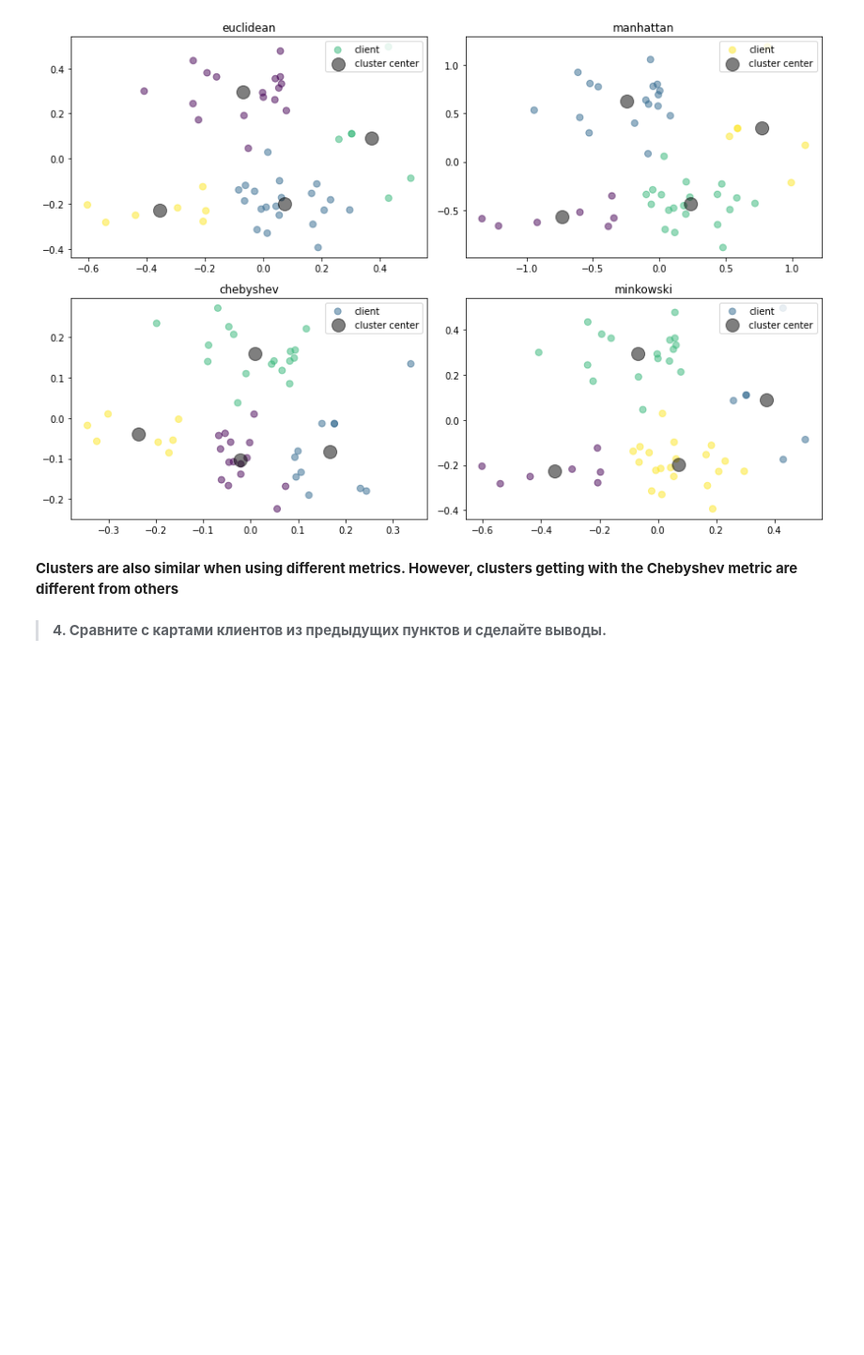
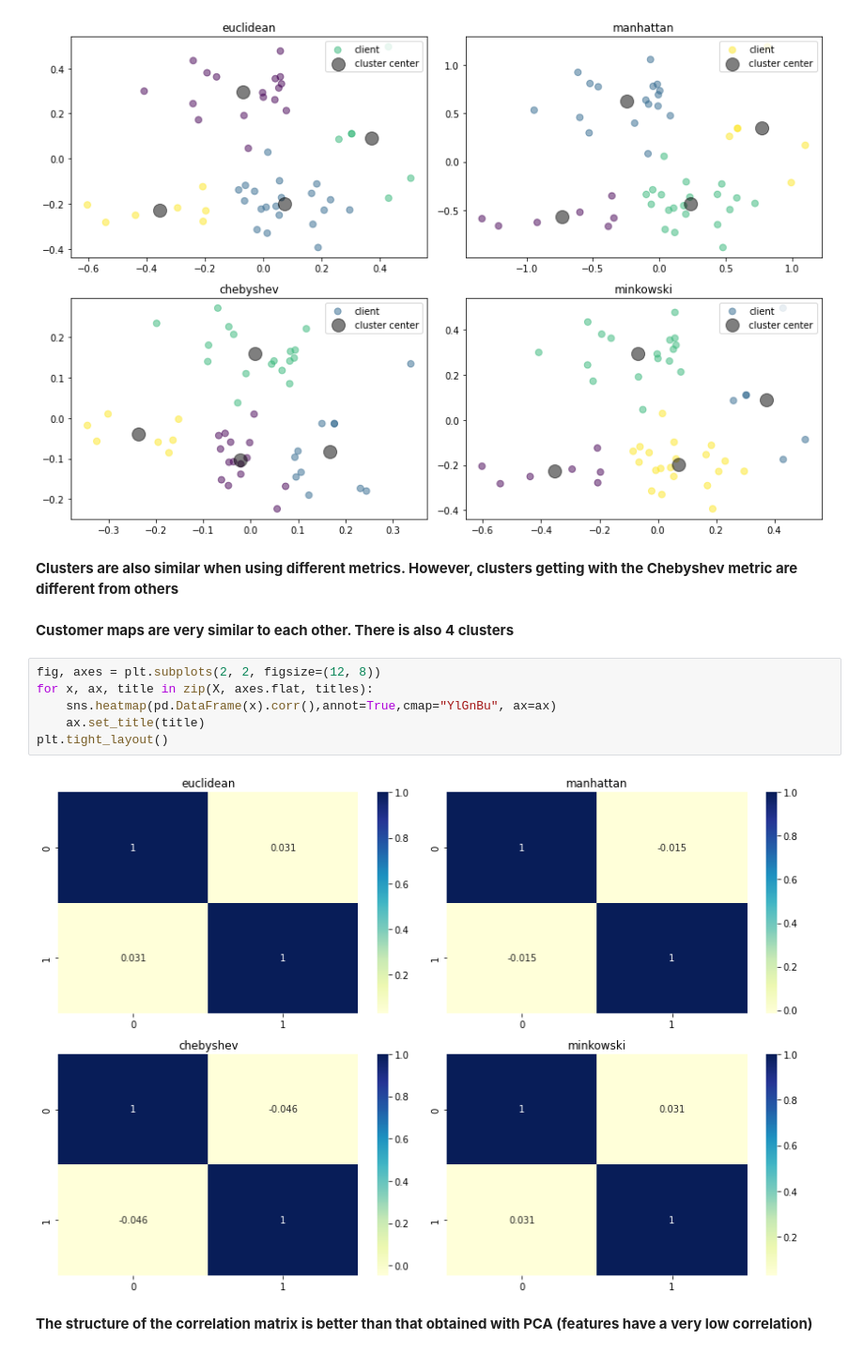
Before and after one commit to HSEDataAnalysis/LAB2, a Jupyter notebook: main.ipynb, the cells around one changed output. Shown at 94% size. Saved outputs shown, nothing was run; the diff lists cells and outputs as text; blank space fills up the shorter version.

```diff
--- a/main.ipynb
+++ b/main.ipynb
@@ -651,5 +653,15 @@ plt.tight_layout()
 [figure]
 # %% [markdown]
 **Сlusters are also similar when using different metrics. However, clusters getting with the Chebyshev metric are different from others**
-# %% [markdown]
->**4. Сравните с картами клиентов из предыдущих пунктов и сделайте выводы.**
+# %% [markdown]
+**Сustomer maps are very similar to each other. There is also 4 clusters**
+# %%
+fig, axes = plt.subplots(2, 2, figsize=(12, 8))
+for x, ax, title in zip(X, axes.flat, titles):
+    sns.heatmap(pd.DataFrame(x).corr(),annot=True,cmap="YlGnBu", ax=ax)
+    ax.set_title(title)
+plt.tight_layout()
+# %% [output]
+[figure, added]
+# %% [markdown]
+**The structure of the correlation matrix is better than that obtained with PCA (features have a very low correlation)**
```
Also changed, not shown: parts of 1 cell of this notebook.
